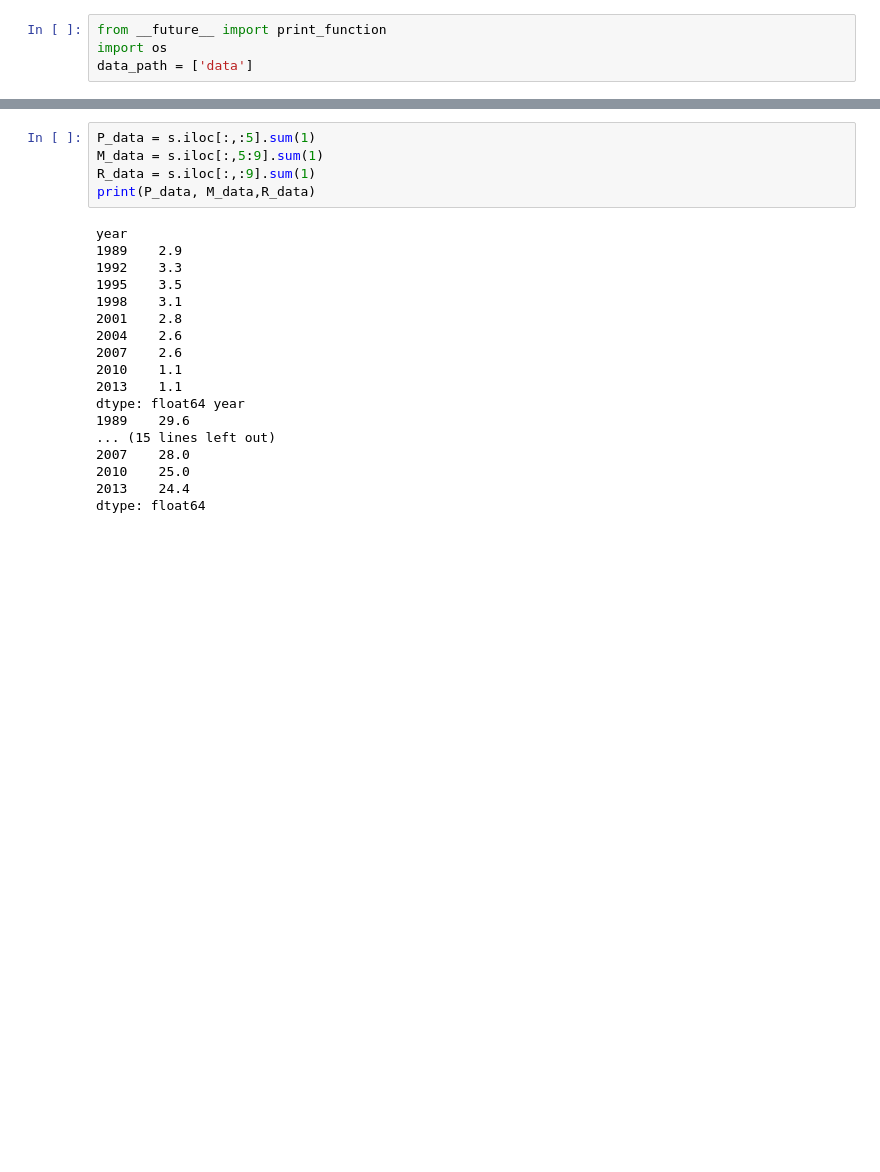
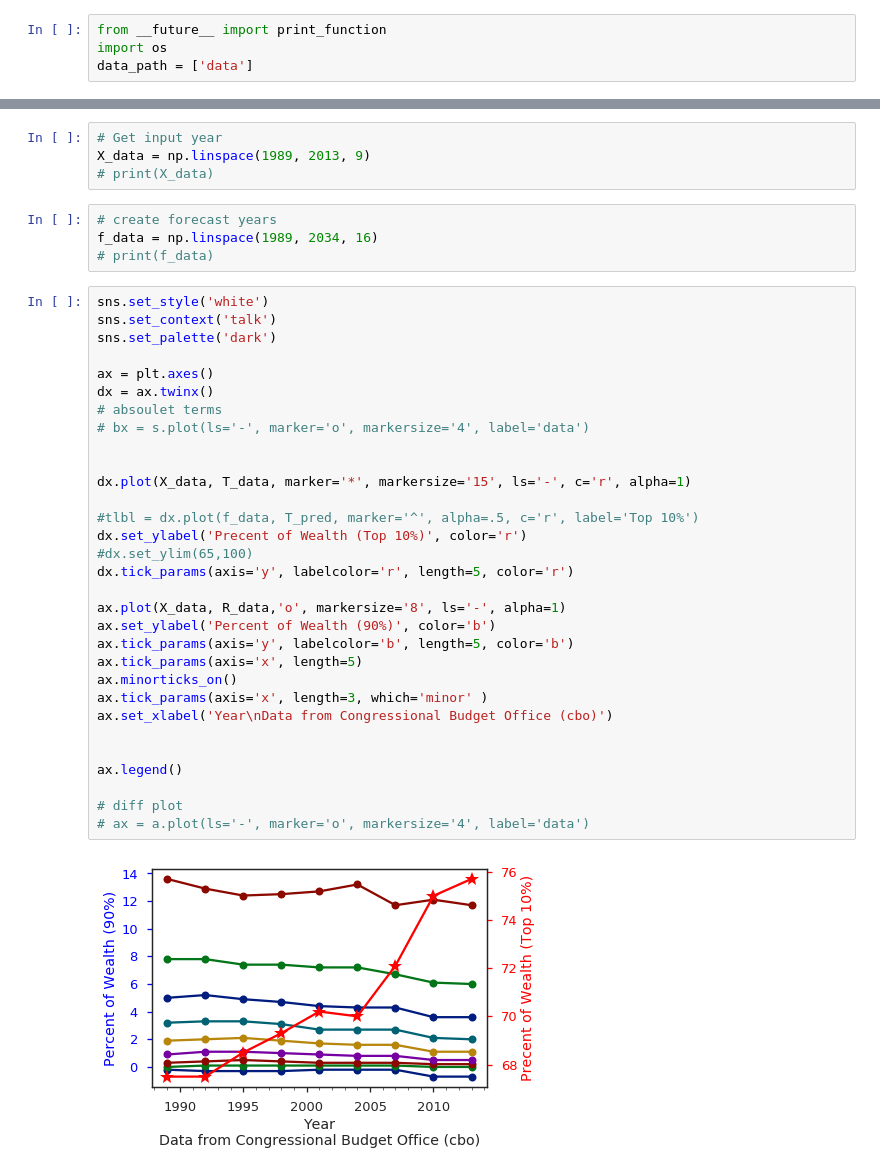
Before and after one commit to greenpdx/wealth-cbo, a Jupyter notebook: wealth.ipynb, the cells around one changed output, grey strips where cells are left out. Drawn from its saved outputs; the diff is of its cells as text; blank space fills up the shorter version.

```diff
--- a/wealth.ipynb
+++ b/wealth.ipynb
@@ -69,26 +65,44 @@ bx.set_ylim([0,100])
-# %%
-P_data = s.iloc[:,:5].sum(1)
-M_data = s.iloc[:,5:9].sum(1)
-R_data = s.iloc[:,:9].sum(1)
-print(P_data, M_data,R_data)
-# %% [output]
-year
-1989    2.9
-1992    3.3
-1995    3.5
-1998    3.1
-2001    2.8
-2004    2.6
-2007    2.6
-2010    1.1
-2013    1.1
-dtype: float64 year
-1989    29.6
-... (15 lines left out)
-2007    28.0
-2010    25.0
-2013    24.4
-dtype: float64
+# %%
+# Get input year
+X_data = np.linspace(1989, 2013, 9)
+# print(X_data)
+# %%
+# create forecast years
+f_data = np.linspace(1989, 2034, 16)
+# print(f_data)
+# %%
+sns.set_style('white')
+sns.set_context('talk')
+sns.set_palette('dark')
+
+ax = plt.axes()
+dx = ax.twinx()
+# absoulet terms
+# bx = s.plot(ls='-', marker='o', markersize='4', label='data')
+
+
+dx.plot(X_data, T_data, marker='*', markersize='15', ls='-', c='r', alpha=1)
+
+#tlbl = dx.plot(f_data, T_pred, marker='^', alpha=.5, c='r', label='Top 10%')
+dx.set_ylabel('Precent of Wealth (Top 10%)', color='r')
+#dx.set_ylim(65,100)
+dx.tick_params(axis='y', labelcolor='r', length=5, color='r')
+
+ax.plot(X_data, R_data,'o', markersize='8', ls='-', alpha=1)
+ax.set_ylabel('Percent of Wealth (90%)', color='b')
+ax.tick_params(axis='y', labelcolor='b', length=5, color='b')
+ax.tick_params(axis='x', length=5)
+ax.minorticks_on()
+ax.tick_params(axis='x', length=3, which='minor' )
+ax.set_xlabel('Year\nData from Congressional Budget Office (cbo)')
+
+
+ax.legend()
+
+# diff plot
+# ax = a.plot(ls='-', marker='o', markersize='4', label='data')
+# %% [output]
+[figure, added]
 # %%
 from sklearn.preprocessing import PolynomialFeatures
 from sklearn.linear_model import LinearRegression
```
Also changed, not shown: parts of 11 cells of this notebook, 1 other file.
